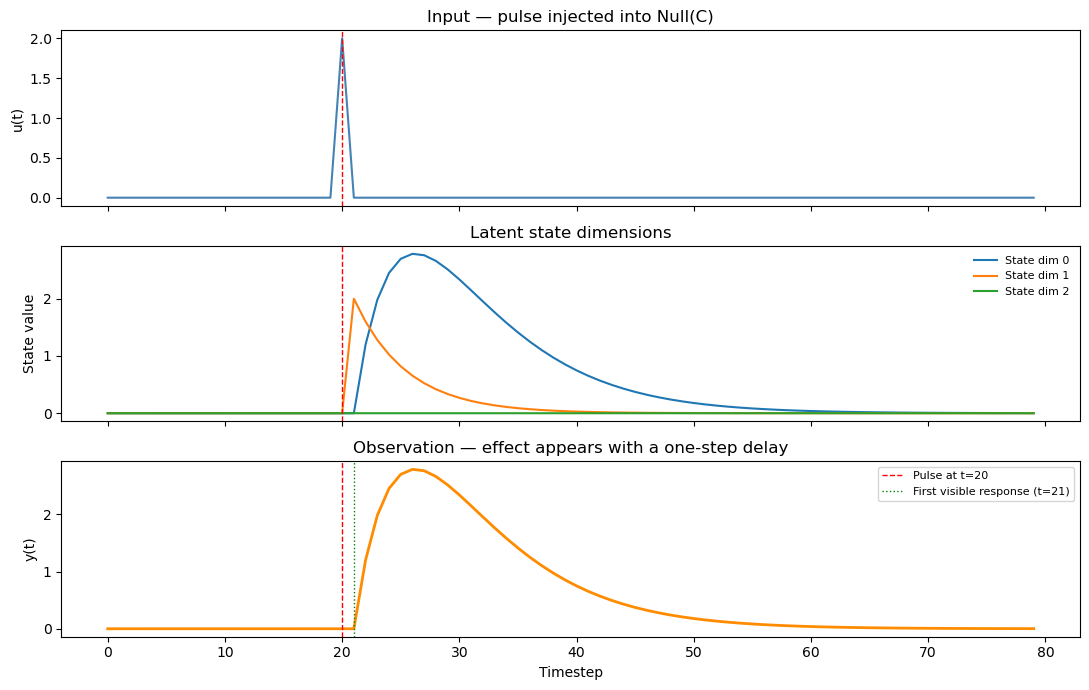
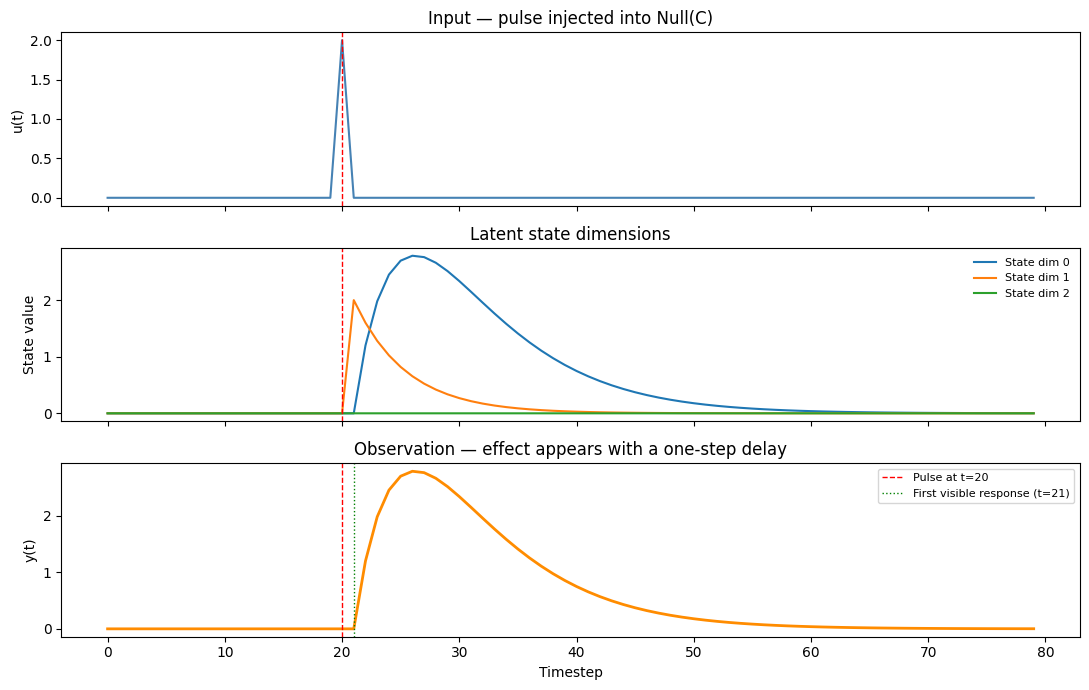
The change to this notebook cell's code, shown as a diff; its figure went from the first image to the second:
--- before
+++ after
@@ -8,10 +8,16 @@
 
 model_null = {
-    "state_dim": state_dim, "input_dim": input_dim, "obs_dim": obs_dim,
-    "A": np.array([[0.85, 0.60, 0.00],   # A[0,1] = 0.6: state 1 feeds state 0
-                   [0.00, 0.80, 0.00],
-                   [0.00, 0.00, 0.75]]),
+    "state_dim": state_dim,
+    "input_dim": input_dim,
+    "obs_dim": obs_dim,
+    "A": np.array(
+        [
+            [0.85, 0.60, 0.00],  # A[0,1] = 0.6: state 1 feeds state 0
+            [0.00, 0.80, 0.00],
+            [0.00, 0.00, 0.75],
+        ]
+    ),
     "B": np.array([[0.0], [1.0], [0.0]]),  # drives state 1, which is in Null(C)
-    "C": np.array([[1.0, 0.0, 0.0]]),      # only state 0 is observable
+    "C": np.array([[1.0, 0.0, 0.0]]),  # only state 0 is observable
     "Q": np.eye(state_dim) * 1e-10,
     "R": np.eye(obs_dim) * 1e-10,
@@ -26,16 +32,25 @@
 axes[0].plot(u[:, 0], color="steelblue")
 axes[0].axvline(onset, color="red", ls="--", lw=1)
-axes[0].set_ylabel("u(t)"); axes[0].set_title("Input — pulse injected into Null(C)")
+axes[0].set_ylabel("u(t)")
+axes[0].set_title("Input — pulse injected into Null(C)")
 
 for k in range(state_dim):
     axes[1].plot(states[0, :, k], label=f"State dim {k}")
 axes[1].axvline(onset, color="red", ls="--", lw=1)
-axes[1].set_ylabel("State value"); axes[1].set_title("Latent state dimensions")
+axes[1].set_ylabel("State value")
+axes[1].set_title("Latent state dimensions")
 axes[1].legend(fontsize=8, frameon=False)
 
 axes[2].plot(obs[0, :, 0], color="darkorange", lw=2)
-axes[2].axvline(onset,     color="red",   ls="--", lw=1, label=f"Pulse at t={onset}")
-axes[2].axvline(onset + 1, color="green", ls=":",  lw=1, label=f"First visible response (t={onset+1})")
-axes[2].set_ylabel("y(t)"); axes[2].set_xlabel("Timestep")
+axes[2].axvline(onset, color="red", ls="--", lw=1, label=f"Pulse at t={onset}")
+axes[2].axvline(
+    onset + 1,
+    color="green",
+    ls=":",
+    lw=1,
+    label=f"First visible response (t={onset + 1})",
+)
+axes[2].set_ylabel("y(t)")
+axes[2].set_xlabel("Timestep")
 axes[2].set_title("Observation — effect appears with a one-step delay")
 axes[2].legend(fontsize=8)
@@ -44,5 +59,11 @@
 plt.show()
 
-print(f"y(t={onset}  ) = {obs[0, onset, 0]:.4f}   ← input in Null(C), invisible at injection")
-print(f"y(t={onset+1}) = {obs[0, onset+1, 0]:.4f}   ← propagated through A in one step")
-print(f"y(t={onset+2}) = {obs[0, onset+2, 0]:.4f}   ← decaying via eigenvalues of A")
+print(
+    f"y(t={onset}  ) = {obs[0, onset, 0]:.4f}   ← input in Null(C), invisible at injection"
+)
+print(
+    f"y(t={onset + 1}) = {obs[0, onset + 1, 0]:.4f}   ← propagated through A in one step"
+)
+print(
+    f"y(t={onset + 2}) = {obs[0, onset + 2, 0]:.4f}   ← decaying via eigenvalues of A"
+)

Commit: docs: update docs